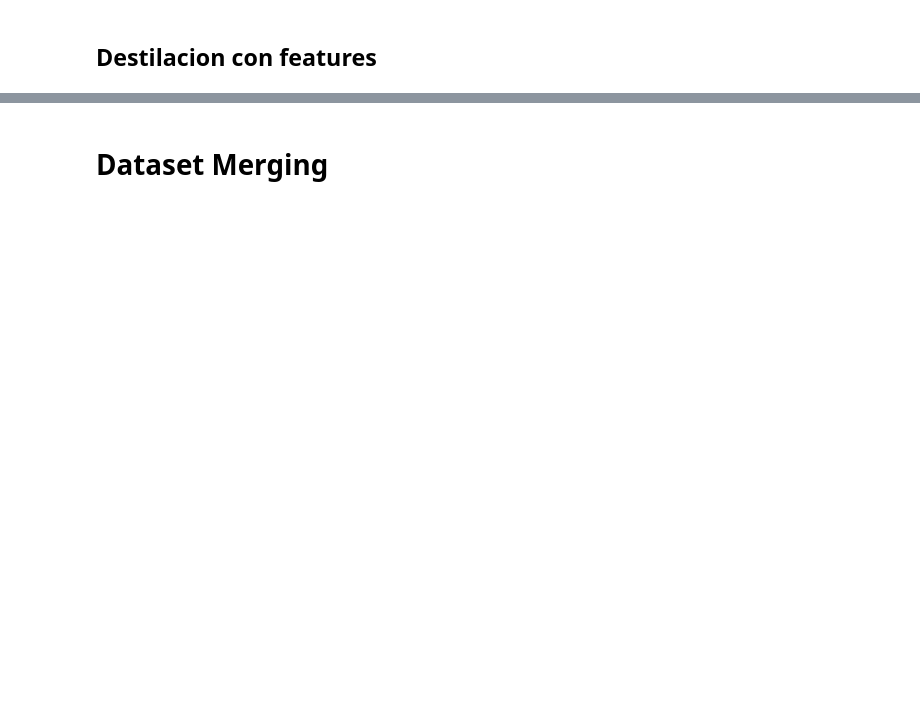
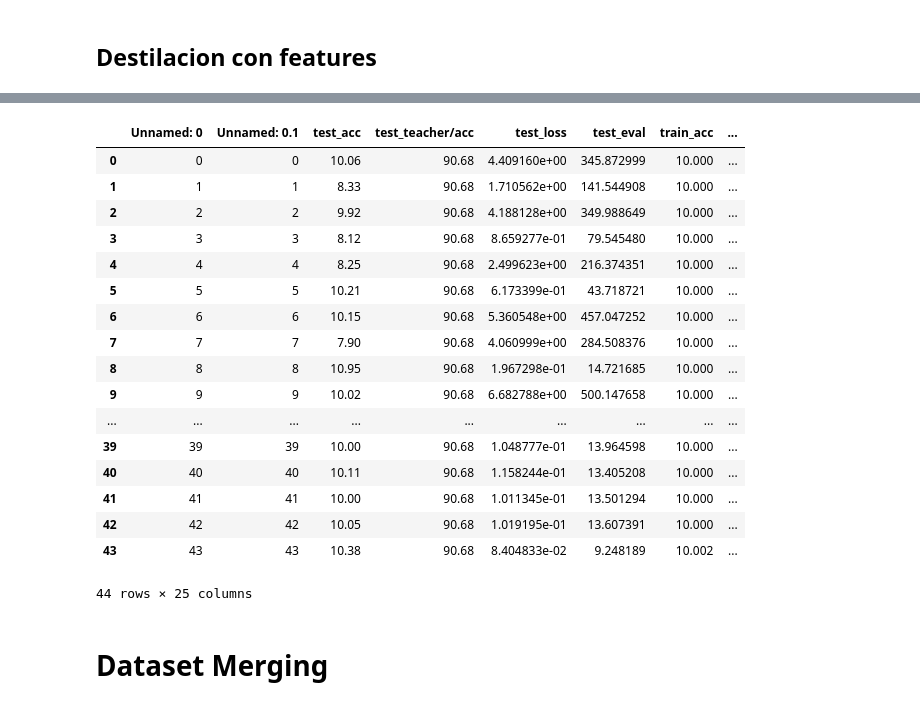
Before and after one commit to jpcosec/Memoria, a Jupyter notebook: Viz.ipynb, the cells around one changed output, grey strips where cells are left out. Cells and saved outputs as stored; diff of their text form; code cells hidden in the pictures; blank space fills up the shorter version.

```diff
--- a/Viz.ipynb
+++ b/Viz.ipynb
@@ -34,6 +213,27 @@ accs = {'Model':['MobileNet','ResNet18','ResNet101'],
                       'ce_test':[87.8,90.58,90.68]}
 
 d=dict(list(zip(accs['Model'],accs['ce_%s'%"train"])))
+# %%
+data
+# %% [output]
+|  | Unnamed: 0 | Unnamed: 0.1 | test_acc | test_teacher/acc | test_loss | test_eval | train_acc | ... |
+| 0 | 0 | 0 | 10.06 | 90.68 | 4.409160e+00 | 345.872999 | 10.000 | ... |
+| 1 | 1 | 1 | 8.33 | 90.68 | 1.710562e+00 | 141.544908 | 10.000 | ... |
+| 2 | 2 | 2 | 9.92 | 90.68 | 4.188128e+00 | 349.988649 | 10.000 | ... |
+| 3 | 3 | 3 | 8.12 | 90.68 | 8.659277e-01 | 79.545480 | 10.000 | ... |
+| 4 | 4 | 4 | 8.25 | 90.68 | 2.499623e+00 | 216.374351 | 10.000 | ... |
+| 5 | 5 | 5 | 10.21 | 90.68 | 6.173399e-01 | 43.718721 | 10.000 | ... |
+| 6 | 6 | 6 | 10.15 | 90.68 | 5.360548e+00 | 457.047252 | 10.000 | ... |
+| 7 | 7 | 7 | 7.90 | 90.68 | 4.060999e+00 | 284.508376 | 10.000 | ... |
+| 8 | 8 | 8 | 10.95 | 90.68 | 1.967298e-01 | 14.721685 | 10.000 | ... |
+| 9 | 9 | 9 | 10.02 | 90.68 | 6.682788e+00 | 500.147658 | 10.000 | ... |
+| ... | ... | ... | ... | ... | ... | ... | ... | ... |
+| 39 | 39 | 39 | 10.00 | 90.68 | 1.048777e-01 | 13.964598 | 10.000 | ... |
+| 40 | 40 | 40 | 10.11 | 90.68 | 1.158244e-01 | 13.405208 | 10.000 | ... |
+| 41 | 41 | 41 | 10.00 | 90.68 | 1.011345e-01 | 13.501294 | 10.000 | ... |
+| 42 | 42 | 42 | 10.05 | 90.68 | 1.019195e-01 | 13.607391 | 10.000 | ... |
+| 43 | 43 | 43 | 10.38 | 90.68 | 8.404833e-02 | 9.248189 | 10.002 | ... |
+44 rows × 25 columns
 # %% [markdown]
 # Dataset Merging
 # %%
```
Also changed, not shown: parts of 26 cells of this notebook, 38 other files.
